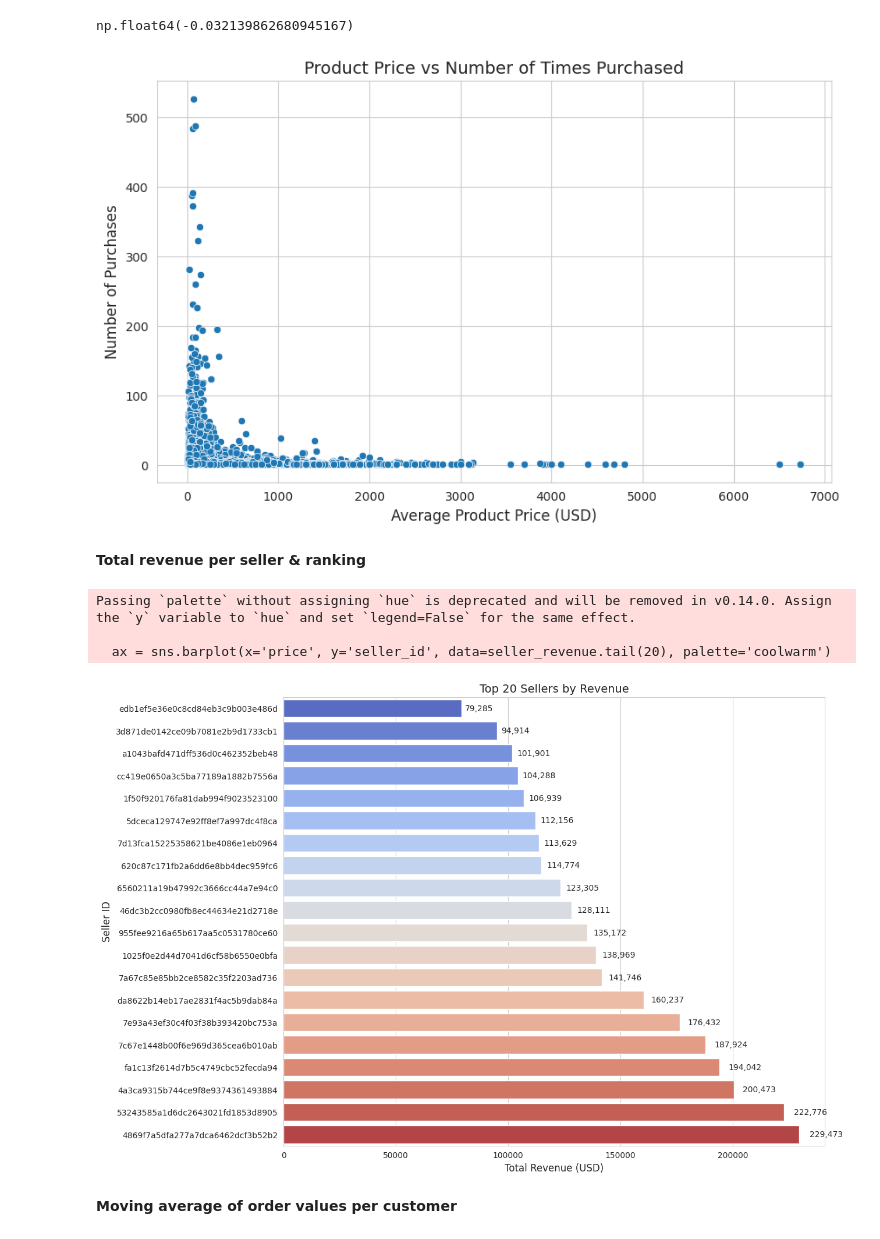
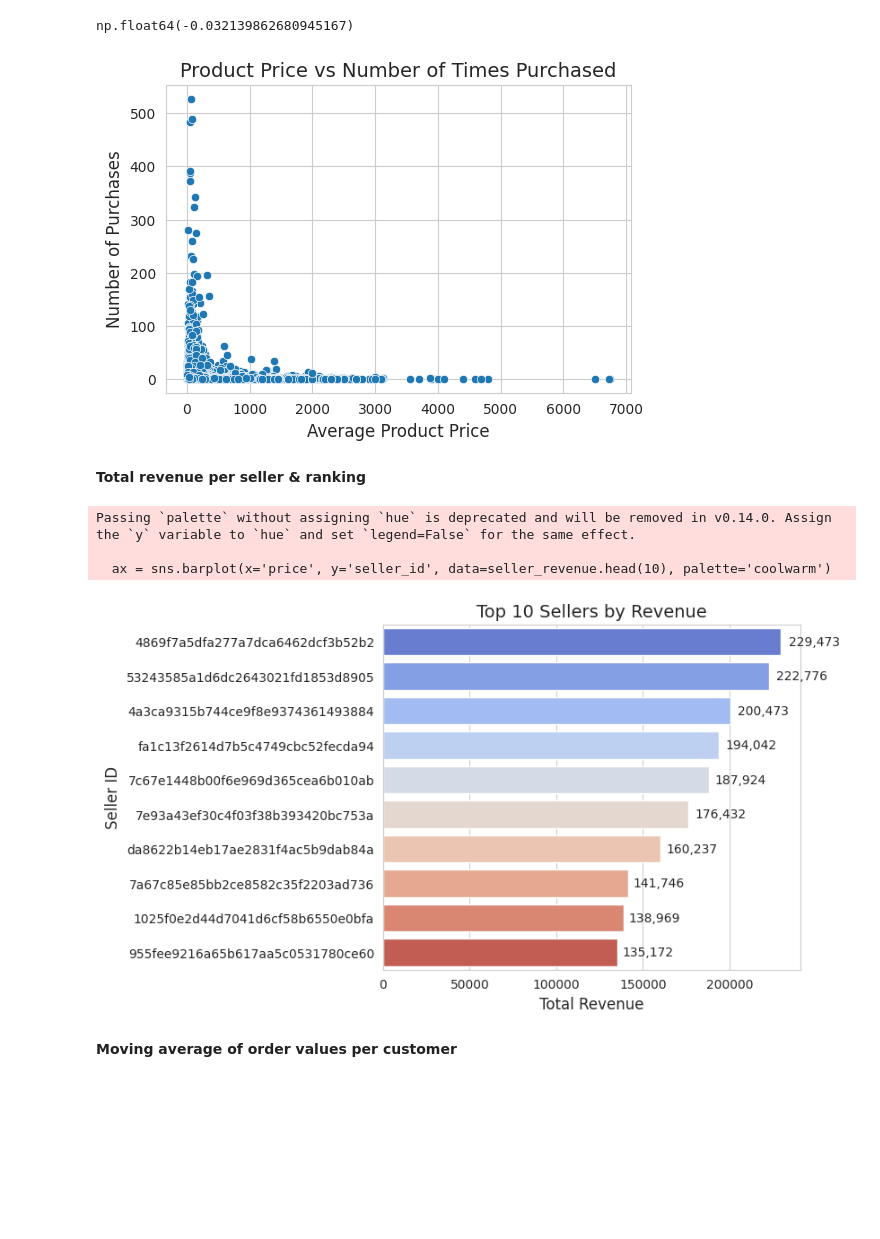
Before and after one commit to MLopita/Online_Shopping_Analysis, a Jupyter notebook: Online_shopping_Analysis.ipynb, the cells around one changed output. Drawn from its saved outputs; the diff is of its cells as text; code cells hidden in the pictures; blank space fills up the shorter version.

```diff
--- a/Online_shopping_Analysis.ipynb
+++ b/Online_shopping_Analysis.ipynb
@@ -209,36 +267,36 @@ np.float64(-0.032139862680945167)
 # %%
 product_sales = order_items.groupby('product_id').agg({'price':'mean','order_item_id':'count'}).reset_index()
 product_sales.columns = ['Product_ID','Avg_Price','Num_Purchased']
 
-plt.figure(figsize=(10,6))
+plt.figure(figsize=(6,4))
 ax = sns.scatterplot(x='Avg_Price', y='Num_Purchased', data=product_sales)
 plt.title('Product Price vs Number of Times Purchased', fontsize=14)
-plt.xlabel('Average Product Price (USD)', fontsize=12)
+plt.xlabel('Average Product Price', fontsize=12)
 plt.ylabel('Number of Purchases', fontsize=12)
 
 plt.show()
 # %% [output]
-[figure, old version]
+[figure, new version]
 # %% [markdown]
 **Total revenue per seller & ranking**
 # %%
 seller_revenue = order_items.groupby('seller_id')['price'].sum().reset_index()
-seller_revenue = seller_revenue.sort_values('price', ascending=True)
-plt.figure(figsize=(12,10))
-ax = sns.barplot(x='price', y='seller_id', data=seller_revenue.tail(20), palette='coolwarm')
-plt.title('Top 20 Sellers by Revenue', fontsize=14)
-plt.xlabel('Total Revenue (USD)', fontsize=12)
+seller_revenue = seller_revenue.sort_values('price', ascending=False)
+plt.figure(figsize=(6,5))
+ax = sns.barplot(x='price', y='seller_id', data=seller_revenue.head(10), palette='coolwarm')
+plt.title('Top 10 Sellers by Revenue', fontsize=14)
+plt.xlabel('Total Revenue', fontsize=12)
 plt.ylabel('Seller ID', fontsize=12)
 
-for i, row in enumerate(seller_revenue.tail(20)['price']):
+for i, row in enumerate(seller_revenue.head(10)['price']):
     ax.text(row + 0.02*row, i, f"{row:,.0f}", va='center', fontsize=10)
 
 plt.show()
 # %% [output]
 Passing `palette` without assigning `hue` is deprecated and will be removed in v0.14.0. Assign the `y` variable to `hue` and set `legend=False` for the same effect.
 
-  ax = sns.barplot(x='price', y='seller_id', data=seller_revenue.tail(20), palette='coolwarm')
+  ax = sns.barplot(x='price', y='seller_id', data=seller_revenue.head(10), palette='coolwarm')
-[figure, old version]
+[figure, new version]
 # %% [markdown]
 **Moving average of order values per customer**
 # %%
```
Also changed, not shown: parts of 12 cells of this notebook.
